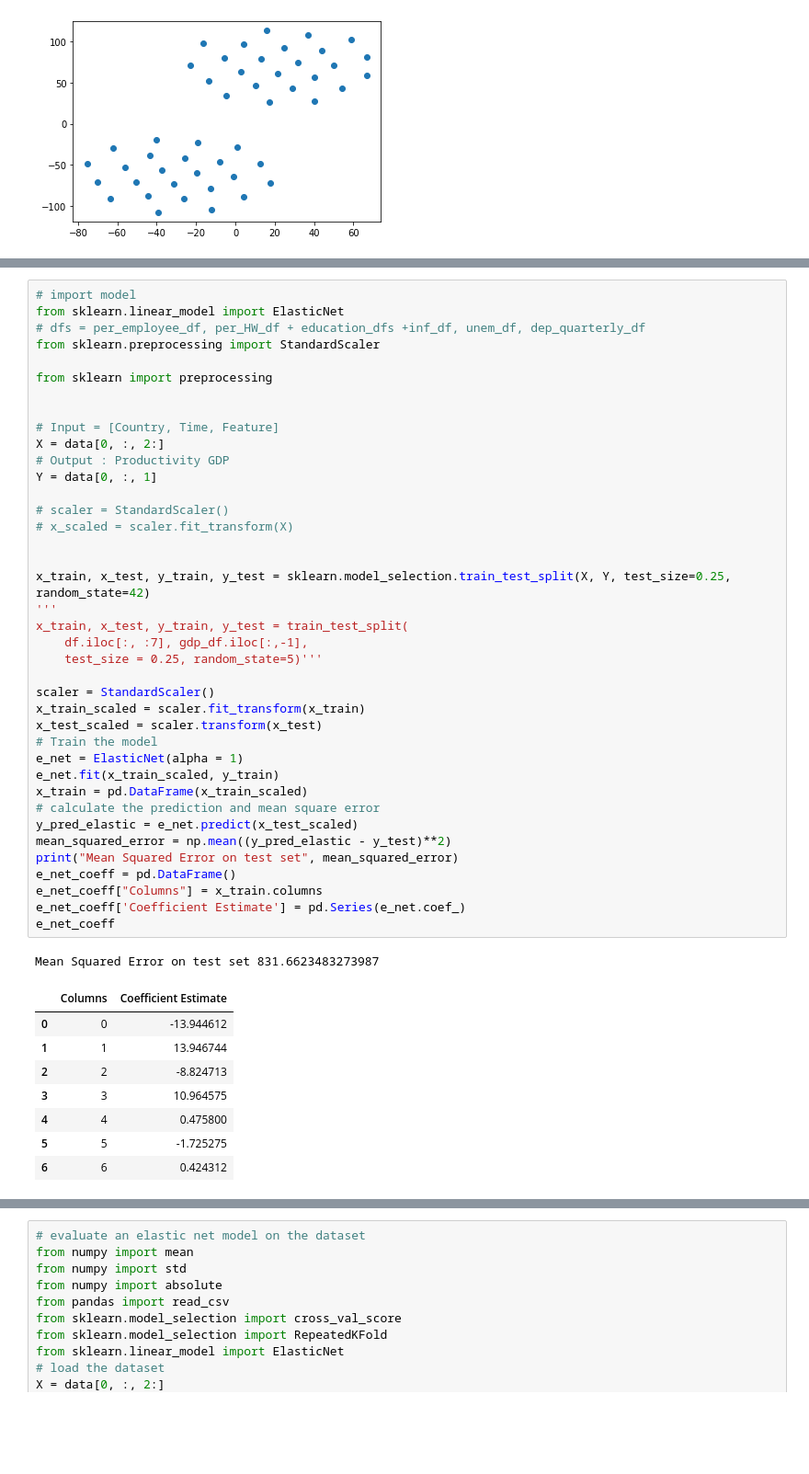
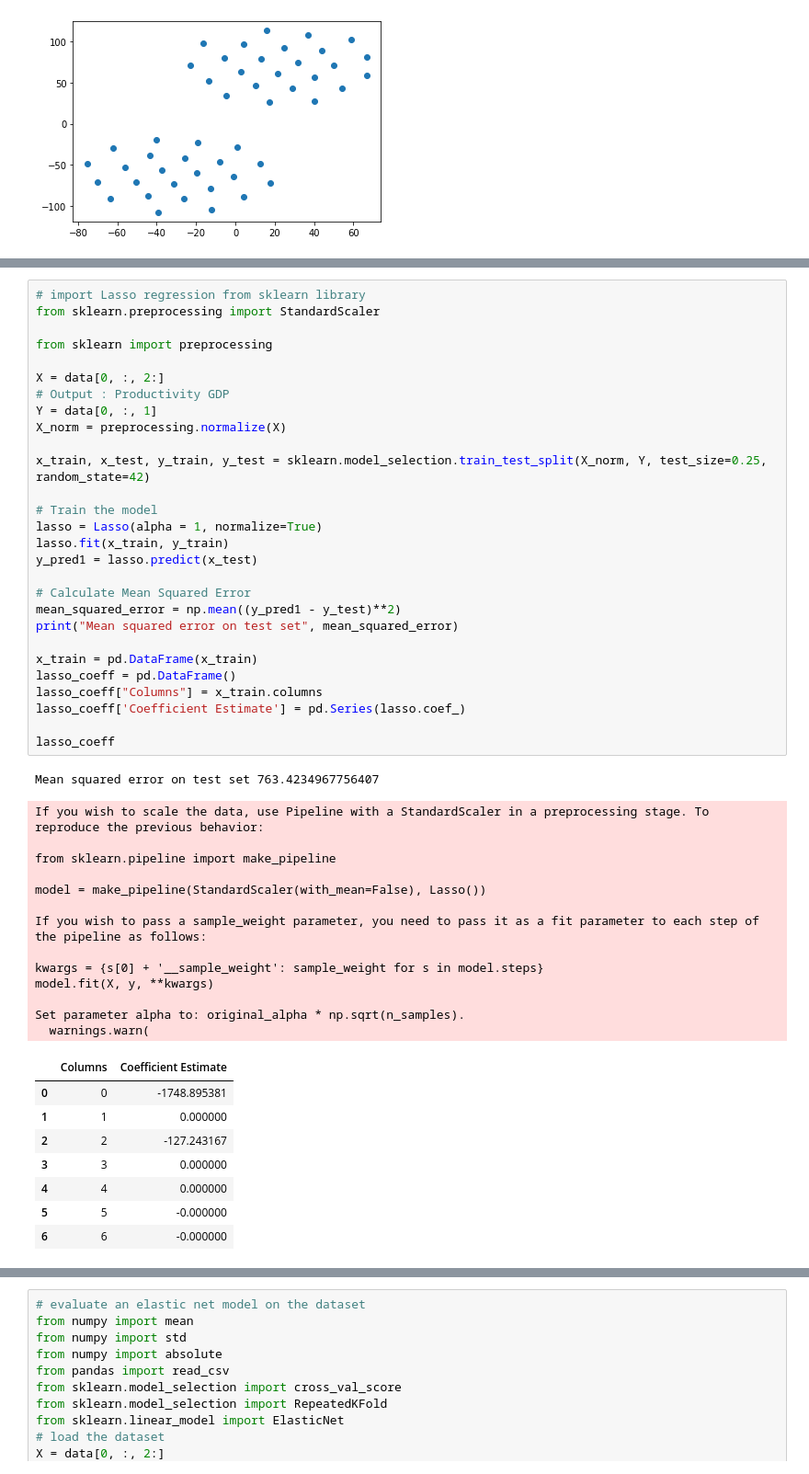
Before and after one commit to nisa-bayraktar/european_productivity, a Jupyter notebook: combined_features.ipynb, the cells around one changed output, grey strips where cells are left out. Shown: that part at 92% size. Drawn from its saved outputs; the diff is of its cells as text; blank space fills up the shorter version.

Commit message:
normalized the regression data

```diff
--- a/combined_features.ipynb
+++ b/combined_features.ipynb
@@ -641,49 +694,51 @@ fig2 = plt.scatter(X_embedded[:, 0], X_embedded[:, 1])
 # %%
-# import model
-from sklearn.linear_model import ElasticNet
-# dfs = per_employee_df, per_HW_df + education_dfs +inf_df, unem_df, dep_quarterly_df
+# import Lasso regression from sklearn library
 from sklearn.preprocessing import StandardScaler
 
 from sklearn import preprocessing
 
-
-# Input = [Country, Time, Feature]
 X = data[0, :, 2:]
 # Output : Productivity GDP
 Y = data[0, :, 1]
+X_norm = preprocessing.normalize(X)
 
-# scaler = StandardScaler()
-# x_scaled = scaler.fit_transform(X)
+x_train, x_test, y_train, y_test = sklearn.model_selection.train_test_split(X_norm, Y, test_size=0.25, random_state=42)
 
+# Train the model
+lasso = Lasso(alpha = 1, normalize=True)
+lasso.fit(x_train, y_train)
+y_pred1 = lasso.predict(x_test)
 
-x_train, x_test, y_train, y_test = sklearn.model_selection.train_test_split(X, Y, test_size=0.25, random_state=42)
-'''
-x_train, x_test, y_train, y_test = train_test_split(
-    df.iloc[:, :7], gdp_df.iloc[:,-1],
-    test_size = 0.25, random_state=5)'''
+# Calculate Mean Squared Error
+mean_squared_error = np.mean((y_pred1 - y_test)**2)
+print("Mean squared error on test set", mean_squared_error)
 
-scaler = StandardScaler()
-x_train_scaled = scaler.fit_transform(x_train)
-x_test_scaled = scaler.transform(x_test)
-# Train the model
-e_net = ElasticNet(alpha = 1)
-e_net.fit(x_train_scaled, y_train)
-x_train = pd.DataFrame(x_train_scaled)
-# calculate the prediction and mean square error
-y_pred_elastic = e_net.predict(x_test_scaled)
-mean_squared_error = np.mean((y_pred_elastic - y_test)**2)
-print("Mean Squared Error on test set", mean_squared_error)
-e_net_coeff = pd.DataFrame()
-e_net_coeff["Columns"] = x_train.columns
-e_net_coeff['Coefficient Estimate'] = pd.Series(e_net.coef_)
-e_net_coeff
+x_train = pd.DataFrame(x_train)
+lasso_coeff = pd.DataFrame()
+lasso_coeff["Columns"] = x_train.columns
+lasso_coeff['Coefficient Estimate'] = pd.Series(lasso.coef_)
+
+lasso_coeff
 # %% [output]
-Mean Squared Error on test set 831.6623483273987
+Mean squared error on test set 763.4234967756407
+If you wish to scale the data, use Pipeline with a StandardScaler in a preprocessing stage. To reproduce the previous behavior:
+
+from sklearn.pipeline import make_pipeline
+
+model = make_pipeline(StandardScaler(with_mean=False), Lasso())
+
+If you wish to pass a sample_weight parameter, you need to pass it as a fit parameter to each step of the pipeline as follows:
+
+kwargs = {s[0] + '__sample_weight': sample_weight for s in model.steps}
+model.fit(X, y, **kwargs)
+
+Set parameter alpha to: original_alpha * np.sqrt(n_samples).
+  warnings.warn(
 |  | Columns | Coefficient Estimate |
-| 0 | 0 | -13.944612 |
-| 1 | 1 | 13.946744 |
-| 2 | 2 | -8.824713 |
-| 3 | 3 | 10.964575 |
-| 4 | 4 | 0.475800 |
-| 5 | 5 | -1.725275 |
-| 6 | 6 | 0.424312 |
+| 0 | 0 | -1748.895381 |
+| 1 | 1 | 0.000000 |
+| 2 | 2 | -127.243167 |
+| 3 | 3 | 0.000000 |
+| 4 | 4 | 0.000000 |
+| 5 | 5 | -0.000000 |
+| 6 | 6 | -0.000000 |
```
Also changed, not shown: parts of 4 cells of this notebook.
